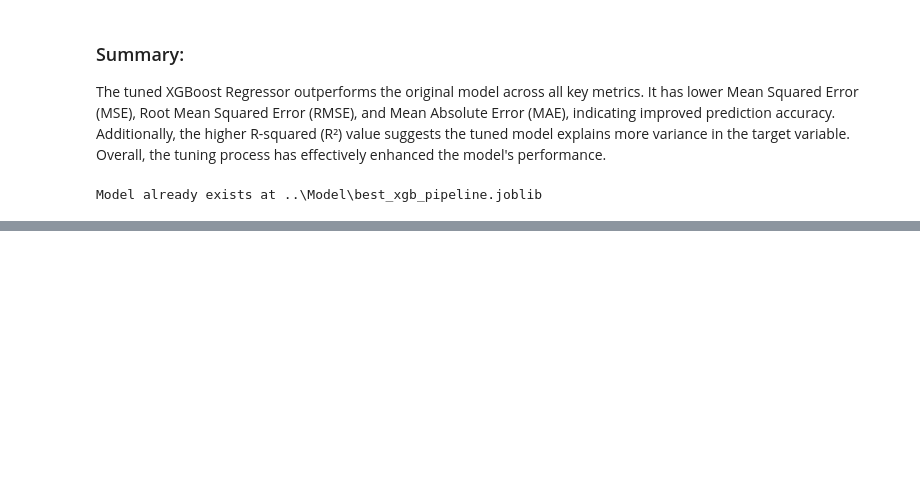
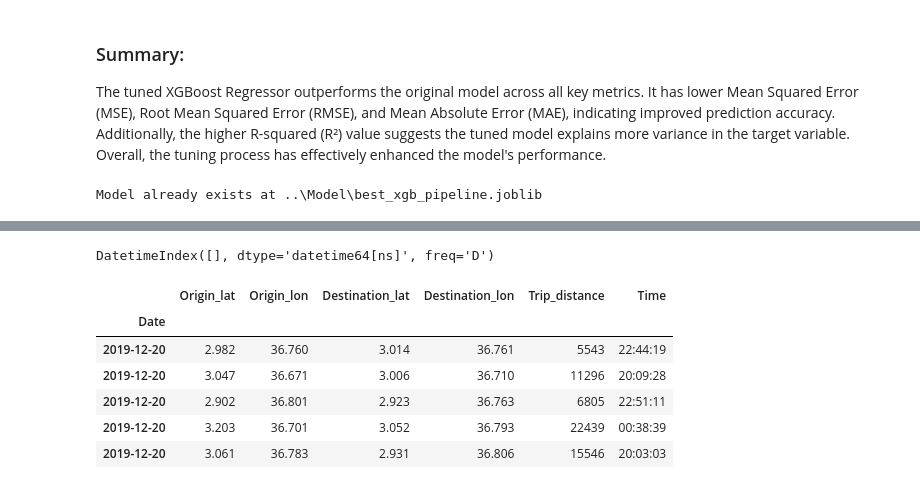
Before and after one commit to murithidenisgitobu/Yassir-Expected-Time-of-Arrival-ETA-Prediction, a Jupyter notebook: Notebook/yassir_notebook.ipynb, the cells around one changed output, grey strips where cells are left out. Drawn from its saved outputs; the diff is of its cells as text; code cells hidden in the pictures; blank space fills up the shorter version.

```diff
--- a/Notebook/yassir_notebook.ipynb
+++ b/Notebook/yassir_notebook.ipynb
@@ -1093,0 +1107,5 @@ Model already exists at ..\Model\best_xgb_pipeline.joblib
+# %%
+# Load test data
+test_df = pd.read_csv(r'..\Yassir Data\Yassir_Test.csv')
+
+test_df.sample(5)
@@ -1093,0 +1119,5 @@ Model already exists at ..\Model\best_xgb_pipeline.joblib
+# %%
+# Change timestamp to datetime
+test_df['Timestamp'] = pd.to_datetime(test_df['Timestamp'])
+
+test_df.info()
@@ -1093,0 +1139,12 @@ Model already exists at ..\Model\best_xgb_pipeline.joblib
+# %%
+# Split Timestamp to date and time
+test_df['Date'] = test_df['Timestamp'].dt.date
+test_df['Time'] = test_df['Timestamp'].dt.time
+
+# Savings IDs before dropping them
+ids = test_df['ID']
+
+# Drop the Timestamp and ID columns
+test_df.drop(['Timestamp','ID'], axis=1, inplace=True)
+
+test_df.head()
@@ -1093,0 +1158,6 @@ Model already exists at ..\Model\best_xgb_pipeline.joblib
+# %%
+# Covert Date and Time columns to date and time
+test_df['Date'] = pd.to_datetime(test_df['Date'])
+test_df['Time'] = pd.to_datetime(test_df['Time'], format='%H:%M:%S').dt.time
+
+test_df.info()
@@ -1093,0 +1179,23 @@ Model already exists at ..\Model\best_xgb_pipeline.joblib
+# %%
+# Check for missing dates
+missing_dates = (pd.date_range(start=test_df['Date'].min(),
+                               end=test_df['Date'].max(),
+                                 freq='D').difference(test_df['Date']))
+missing_dates
+# %% [output]
+DatetimeIndex([], dtype='datetime64[ns]', freq='D')
+# %%
+# Set 'Date' as the index and sort it
+test_df.set_index('Date', inplace=True)
+test_df.sort_index(inplace=True)
+
+# Display the first few rows
+test_df.head()
+# %% [output]
+|  | Origin_lat | Origin_lon | Destination_lat | Destination_lon | Trip_distance | Time |
+| Date |  |  |  |  |  |  |
+| 2019-12-20 | 2.982 | 36.760 | 3.014 | 36.761 | 5543 | 22:44:19 |
+| 2019-12-20 | 3.047 | 36.671 | 3.006 | 36.710 | 11296 | 20:09:28 |
+| 2019-12-20 | 2.902 | 36.801 | 2.923 | 36.763 | 6805 | 22:51:11 |
+| 2019-12-20 | 3.203 | 36.701 | 3.052 | 36.793 | 22439 | 00:38:39 |
+| 2019-12-20 | 3.061 | 36.783 | 2.931 | 36.806 | 15546 | 20:03:03 |
```
Also changed, not shown: parts of 17 cells of this notebook.
